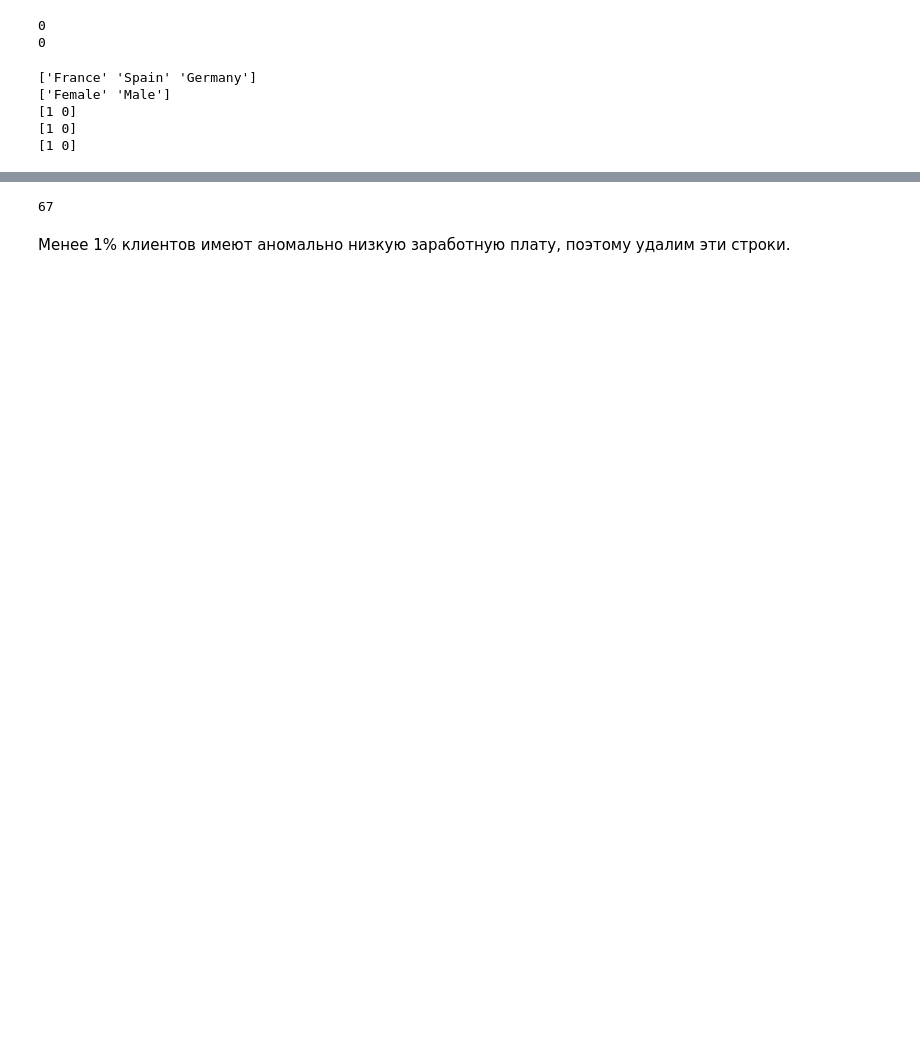
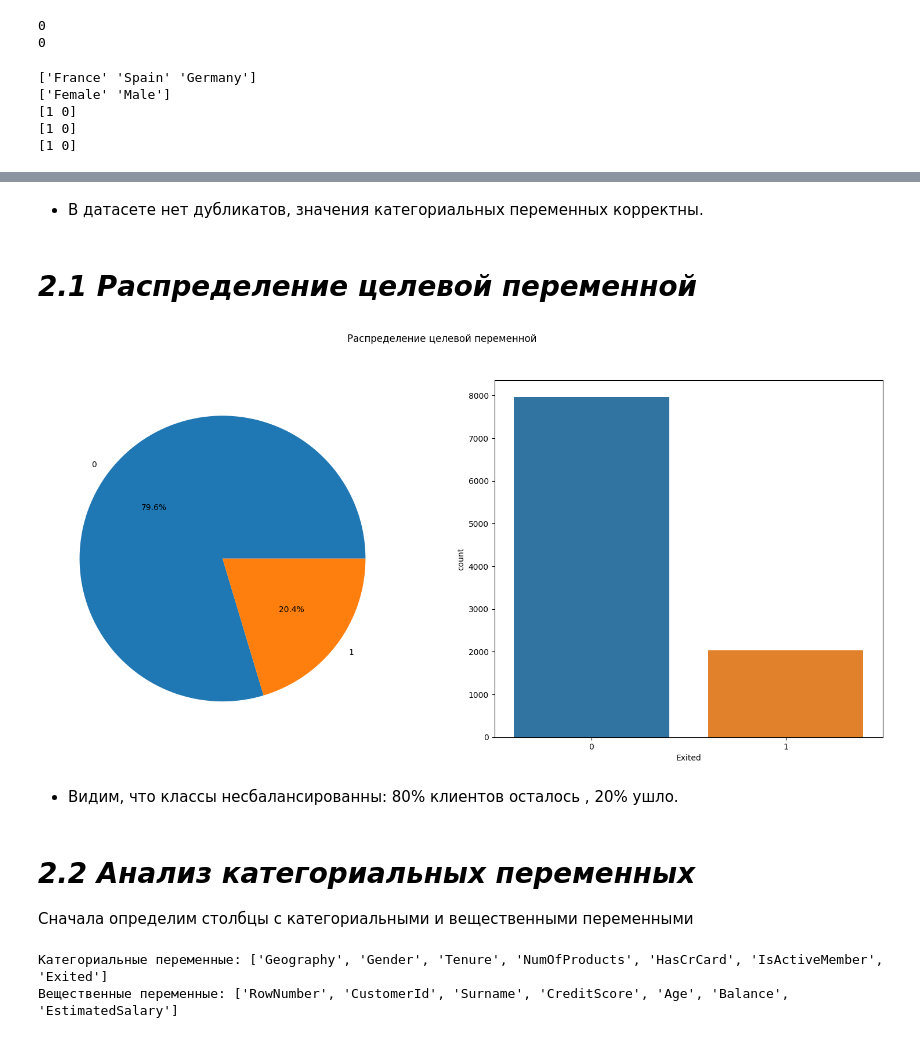
Before and after one commit to uastrova/Bank-Customer-Churn-Analysis, a Jupyter notebook: bank-customer-churn-prediction.ipynb, the cells around one changed output, grey strips where cells are left out. Saved outputs shown, nothing was run; the diff lists cells and outputs as text; code cells hidden in the pictures; blank space fills up the shorter version.

Commit message:
Kaggle Notebook | Bank Customer Churn Prediction | Version 2

```diff
--- a/bank-customer-churn-prediction.ipynb
+++ b/bank-customer-churn-prediction.ipynb
@@ -164,8 +149,34 @@ df.describe()
-# %%
-df[df['EstimatedSalary']<1160]['CustomerId'].count()
-# %% [output]
-67
-# %% [markdown]
-Менее 1% клиентов имеют аномально низкую заработную плату, поэтому удалим эти строки.
-# %%
-df = df[df['EstimatedSalary']>1160]
+# %% [markdown]
+* В датасете нет дубликатов, значения категориальных переменных корректны.
+# %% [markdown]
+# *2.1 Распределение целевой переменной*
+# %%
+f,ax=plt.subplots(1,2,figsize=(19,8))
+df['Exited'].value_counts().plot.pie(autopct='%1.1f%%',ax=ax[0])
+ax[0].set_ylabel('')
+sns.countplot(x='Exited',data=df,ax=ax[1])
+plt.suptitle('Распределение целевой переменной')
+plt.show()
+# %% [output]
+[figure, added]
+# %% [markdown]
+* Видим, что классы несбалансированны: 80% клиентов осталось , 20% ушло.
+# %% [markdown]
+# *2.2 Анализ категориальных переменных*
+
+Сначала определим столбцы с категориальными и вещественными переменными
+# %%
+# Количество уникальных значений для каждой колонки
+unique_counts = df.nunique()
+
+# Порог, выше которого будем принимать переменные за вещественные
+threshold = 12
+
+continuous_vars = unique_counts[unique_counts > threshold].index.tolist()
+categorical_vars = unique_counts[unique_counts <= threshold].index.tolist()
+
+print(f"Категориальные переменные: {categorical_vars}")
+print(f"Вещественные переменные: {continuous_vars}")
+# %% [output]
+Категориальные переменные: ['Geography', 'Gender', 'Tenure', 'NumOfProducts', 'HasCrCard', 'IsActiveMember', 'Exited']
+Вещественные переменные: ['RowNumber', 'CustomerId', 'Surname', 'CreditScore', 'Age', 'Balance', 'EstimatedSalary']
```
Also changed, not shown: parts of 39 cells of this notebook.
